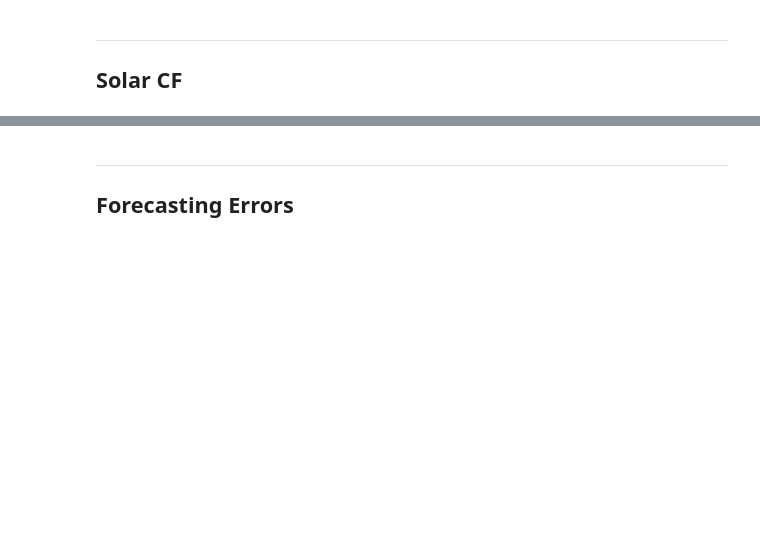
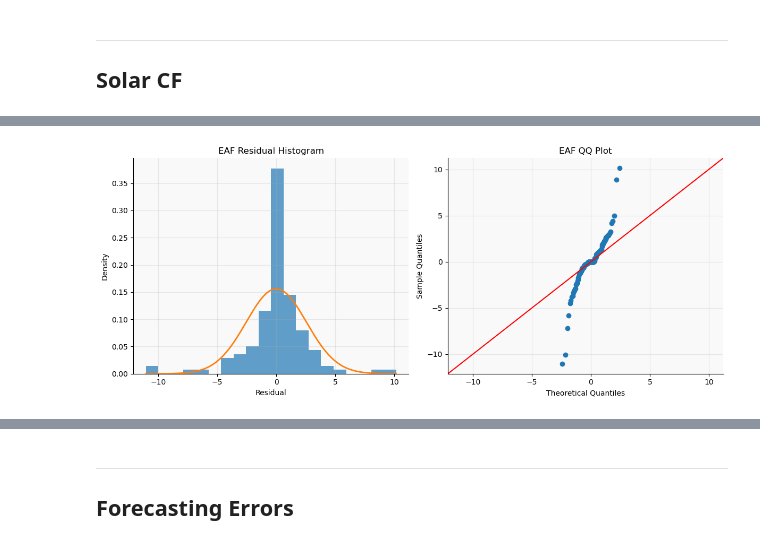
Before and after one commit to I-Sobe/nigeria-integrated-energy-model, a Jupyter notebook: integrated_gas_solar_model.ipynb, the cells around one changed output, grey strips where cells are left out. Cells and saved outputs as stored; diff of their text form; code cells hidden in the pictures; blank space fills up the shorter version.

```diff
--- a/integrated_gas_solar_model.ipynb
+++ b/integrated_gas_solar_model.ipynb
@@ -2110,0 +3191,86 @@ for name in final_models:
+# %%
+# ═══════════════════════════════════════════════════════════════
+# RESIDUAL HISTOGRAMS + QQ PLOTS
+# EAF, Gas CF, Receivables, Solar CF
+# ═══════════════════════════════════════════════════════════════
+
+import matplotlib.pyplot as plt
+from scipy.stats import norm
+import statsmodels.api as sm
+
+# -------------------------------------------------------------
+# MODEL LIST
+# -------------------------------------------------------------
+
+models = {
+    "EAF": eaf_final_model,
+    "Gas CF": gcf_final_model,
+    "Receivables": recv_final,
+    "Solar CF": solar_ardl_seasonal
+}
+
+# -------------------------------------------------------------
+# HISTOGRAM + QQ PLOT
+# -------------------------------------------------------------
+
+for name, model in models.items():
+
+    resid = model.resid
+
+    fig, axes = plt.subplots(
+        1,
+        2,
+        figsize=(12,5)
+    )
+
+    # =========================================================
+    # HISTOGRAM
+    # =========================================================
+
+    axes[0].hist(
+        resid,
+        bins=20,
+        density=True,
+        alpha=0.7
+    )
+
+    mu = resid.mean()
+    sigma = resid.std()
+
+    x = np.linspace(
+        resid.min(),
+        resid.max(),
+        200
+    )
+
+    axes[0].plot(
+        x,
+        norm.pdf(x, mu, sigma),
+        linewidth=2
+    )
+
+    axes[0].set_title(
+        f"{name} Residual Histogram"
+    )
+
+    axes[0].set_xlabel("Residual")
+    axes[0].set_ylabel("Density")
+
+    # =========================================================
+    # QQ PLOT
+    # =========================================================
+
+    sm.qqplot(
+        resid,
+        line="45",
+        ax=axes[1]
+    )
+
+    axes[1].set_title(
+        f"{name} QQ Plot"
+    )
+
+    plt.tight_layout()
+    plt.show()
+# %% [output]
+[figure, added]
```
Also changed, not shown: parts of 104 cells of this notebook.
